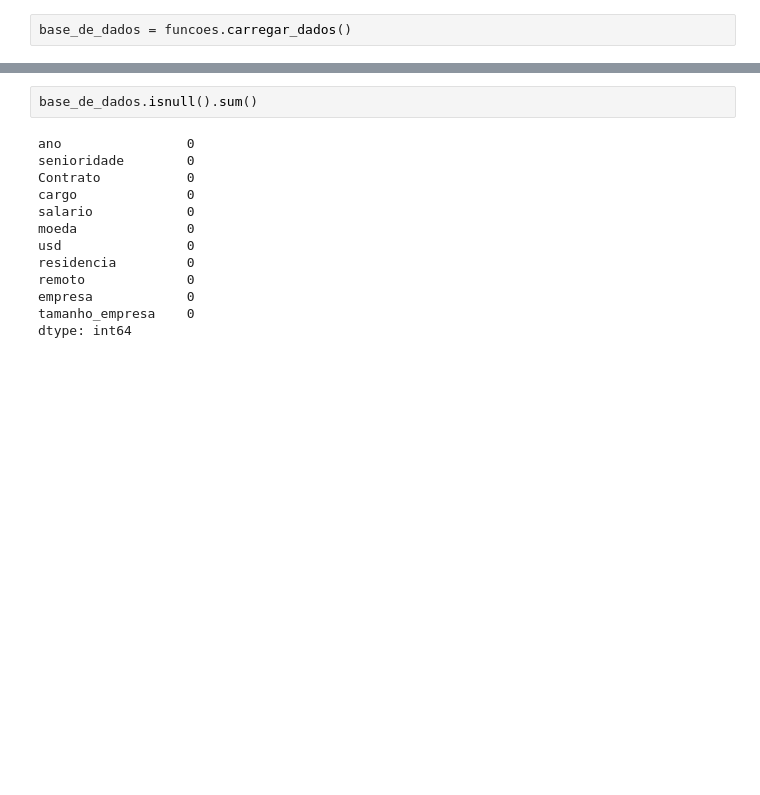
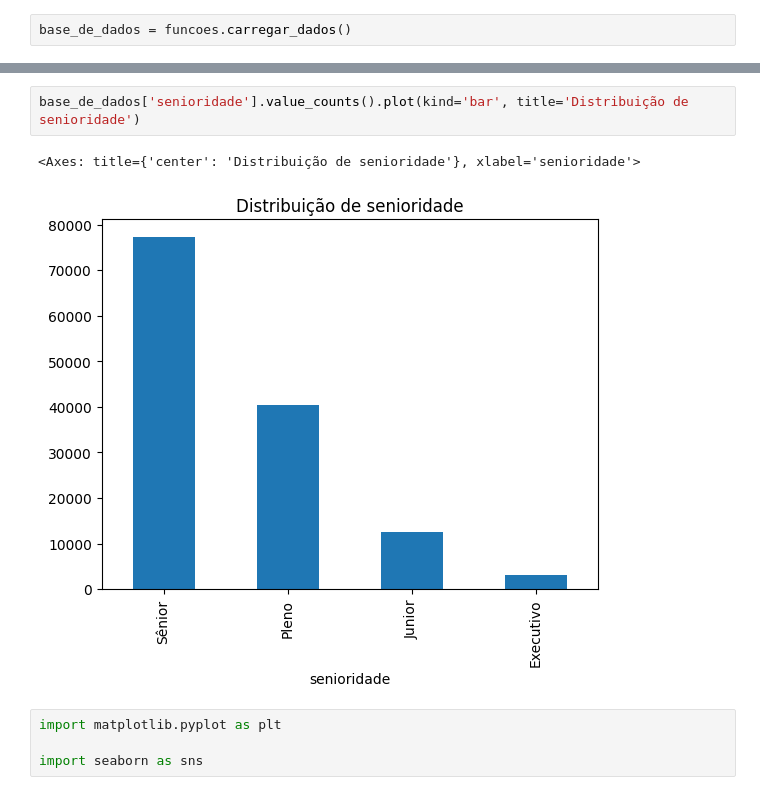
Before and after one commit to caikedomingues/Imers-o-dados-da-alura, a Jupyter notebook: aula3.ipynb, the cells around one changed output, grey strips where cells are left out. Cells and saved outputs as stored; diff of their text form; blank space fills up the shorter version.

```diff
--- a/aula3.ipynb
+++ b/aula3.ipynb
@@ -13,18 +13,12 @@ base_de_dados.head()
 | 2 | 2025 | Pleno | Tempo Integral | Data Engineer | 158800 | USD | 158800 | AU | Presencial | AU | ... |
 | 3 | 2025 | Pleno | Tempo Integral | Data Engineer | 139200 | USD | 139200 | AU | Presencial | AU | ... |
 | 4 | 2025 | Junior | Tempo Integral | Data Engineer | 90000 | USD | 90000 | US | Presencial | US | ... |
-# %%
-base_de_dados.isnull().sum()
-# %% [output]
-ano                0
-senioridade        0
-Contrato           0
-cargo              0
-salario            0
-moeda              0
-usd                0
-residencia         0
-remoto             0
-empresa            0
-tamanho_empresa    0
-dtype: int64
+# %%
+base_de_dados['senioridade'].value_counts().plot(kind='bar', title='Distribuição de senioridade')
+# %% [output]
+<Axes: title={'center': 'Distribuição de senioridade'}, xlabel='senioridade'>
+[figure, added]
+# %%
+import matplotlib.pyplot as plt
+
+import seaborn as sns
```
Also changed, not shown: parts of 2 cells of this notebook.
